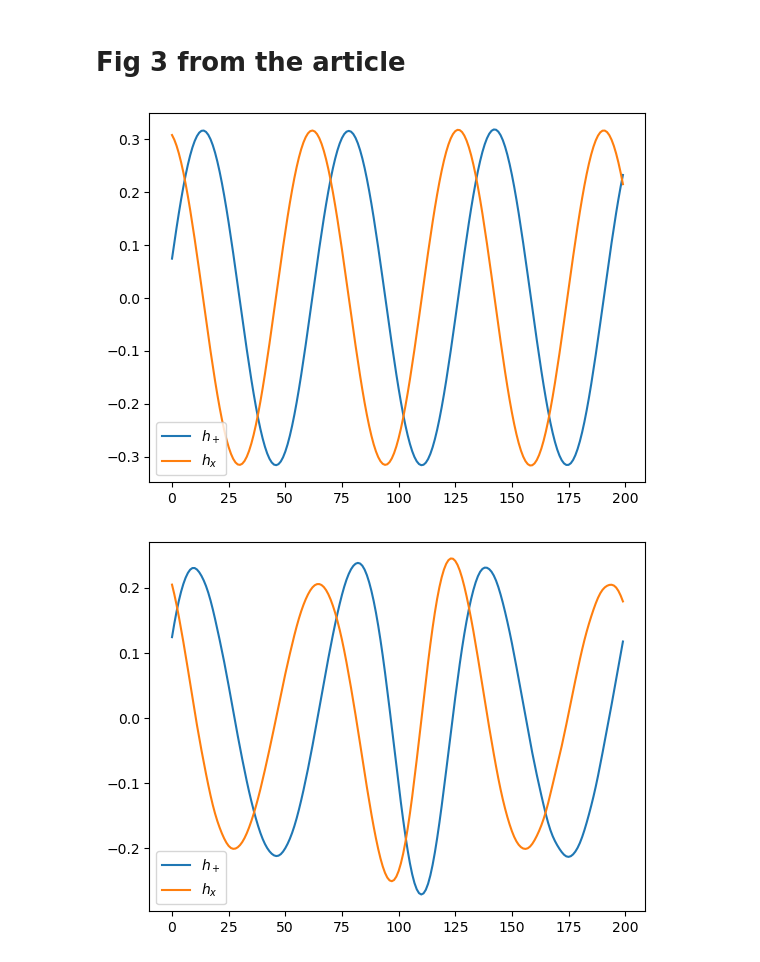
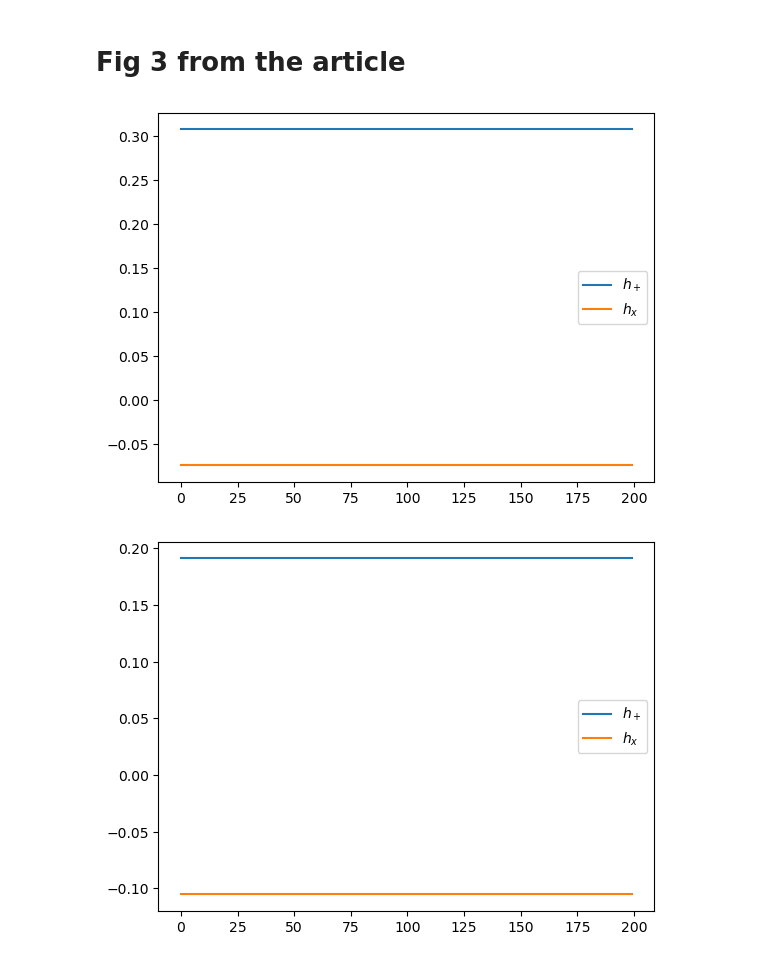
Before and after one commit to smmasruk/M1_Intership, a Jupyter notebook: BHP_toolkit/test_notebook1.ipynb, the cells around one changed output. Cells and saved outputs as stored; diff of their text form; code cells hidden in the pictures.

```diff
--- a/BHP_toolkit/test_notebook1.ipynb
+++ b/BHP_toolkit/test_notebook1.ipynb
@@ -69,28 +69,27 @@ few = FastSchwarzschildEccentricFlux(
 # %%
 # parameters
 import numpy as np
-M = 1e6
+M = 1e60
 mu = 1e1
 p0 = 12.0
 e0 = 0.0
 theta = 0  # polar viewing angle
-phi =np.pi/4 # azimuthal viewing angle
-dt = 10.0
-
-wave = few(M, mu, p0, e0, theta, phi, dt=dt, T=1.0)  #
+phi =0 # azimuthal viewing angle
+dt =10
+wave = few(M, mu, p0, e0, theta, phi, dt=dt, T=1)  #
 # %%
 
 import matplotlib.pyplot as plt
 
-dt = 10.0
+dt = 10
 t = np.arange(len(wave)) * dt
 
 plt.plot(wave.real[:200],label=r'$h_+$')
 plt.plot(wave.imag[:200],label=r'$h_x$')
 plt.legend()
 plt.show()
 # %% [output]
-[figure, old version]
+[figure, new version]
 # %%
 
 theta = np.pi/4  # polar viewing angle
@@ -102,7 +101,7 @@ wave = few(M, mu, p0, e0, theta, phi, dt=dt, T=1.0)  #
 
 import matplotlib.pyplot as plt
 
-dt = 10.0
+dt = 10
 t = np.arange(len(wave)) * dt
 
 plt.plot(wave.real[:200],label=r'$h_+$')
@@ -110,7 +109,7 @@ plt.plot(wave.imag[:200],label=r'$h_x$')
 plt.legend()
 plt.show()
 # %% [output]
-[figure, old version]
+[figure, new version]
 # %%
 theta = np.pi/2  # polar viewing angle
 phi =np.pi/4 # azimuthal viewing angle
```
Also changed, not shown: parts of 13 cells of this notebook, 20 other files.
